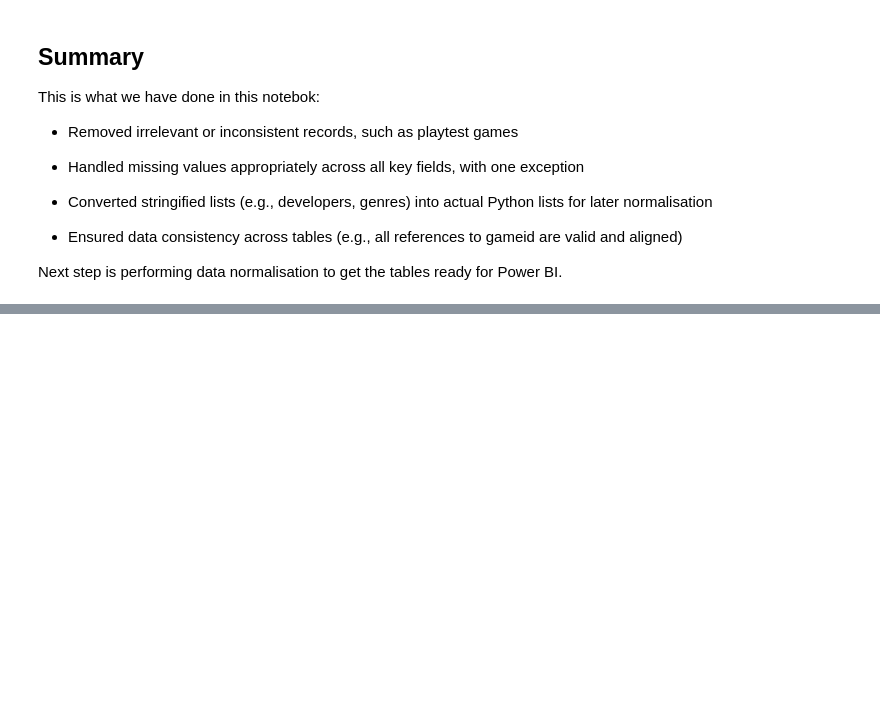
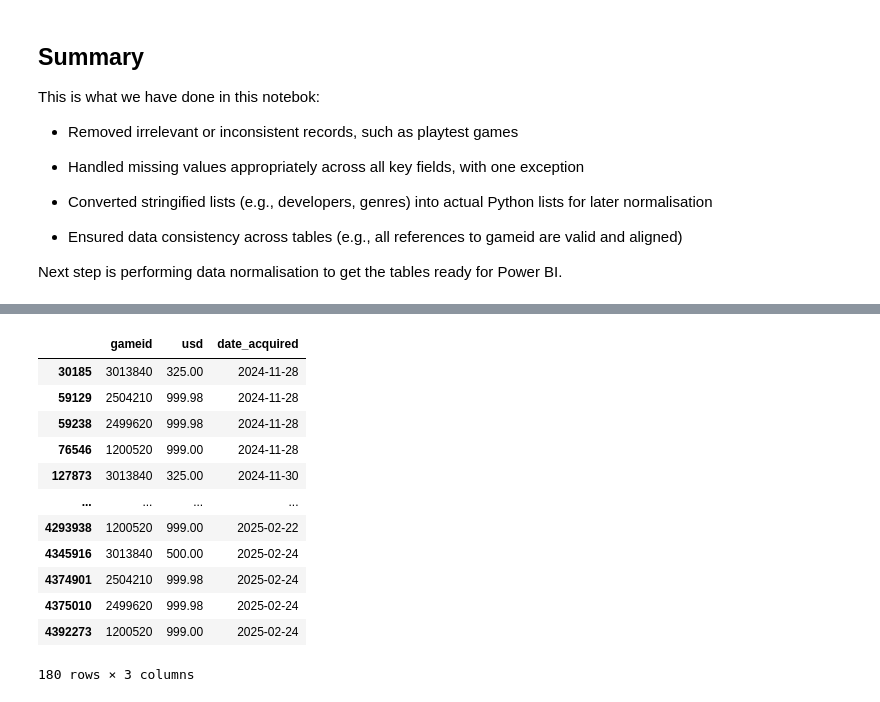
Before and after one commit to timmy1996/games, a Jupyter notebook: notebooks/steam_data_clean_up.ipynb, the cells around one changed output, grey strips where cells are left out. Cells and saved outputs as stored; diff of their text form; code cells hidden in the pictures; blank space fills up the shorter version.

```diff
--- a/notebooks/steam_data_clean_up.ipynb
+++ b/notebooks/steam_data_clean_up.ipynb
@@ -543,0 +535,13 @@ prices.head(3)
+# %%
+games['genres'] = games['genres'].apply(lambda x: ast.literal_eval(x) if isinstance(x, str) else x)
+
+
+price_lookup = prices.set_index('gameid')['usd'].to_dict()
+
+def add_free_to_play_genre(gameid, genres):
+    price = price_lookup.get(gameid, None)
+    if price == 0.0 and "Free to Play" not in genres:
+        return genres + ["Free to Play"]
+    return genres
+
+games['genres'] = games.apply(lambda row: add_free_to_play_genre(row['gameid'], row['genres']), axis=1)
@@ -848,0 +879,18 @@ Next step is performing data normalisation to get the tables ready for Power BI.
+# %%
+high_prices = prices[prices['usd']>300]
+# %%
+high_prices
+# %% [output]
+|  | gameid | usd | date_acquired |
+| 30185 | 3013840 | 325.00 | 2024-11-28 |
+| 59129 | 2504210 | 999.98 | 2024-11-28 |
+| 59238 | 2499620 | 999.98 | 2024-11-28 |
+| 76546 | 1200520 | 999.00 | 2024-11-28 |
+| 127873 | 3013840 | 325.00 | 2024-11-30 |
+| ... | ... | ... | ... |
+| 4293938 | 1200520 | 999.00 | 2025-02-22 |
+| 4345916 | 3013840 | 500.00 | 2025-02-24 |
+| 4374901 | 2504210 | 999.98 | 2025-02-24 |
+| 4375010 | 2499620 | 999.98 | 2025-02-24 |
+| 4392273 | 1200520 | 999.00 | 2025-02-24 |
+180 rows × 3 columns
```
Also changed, not shown: parts of 11 cells of this notebook, 1 other file.
